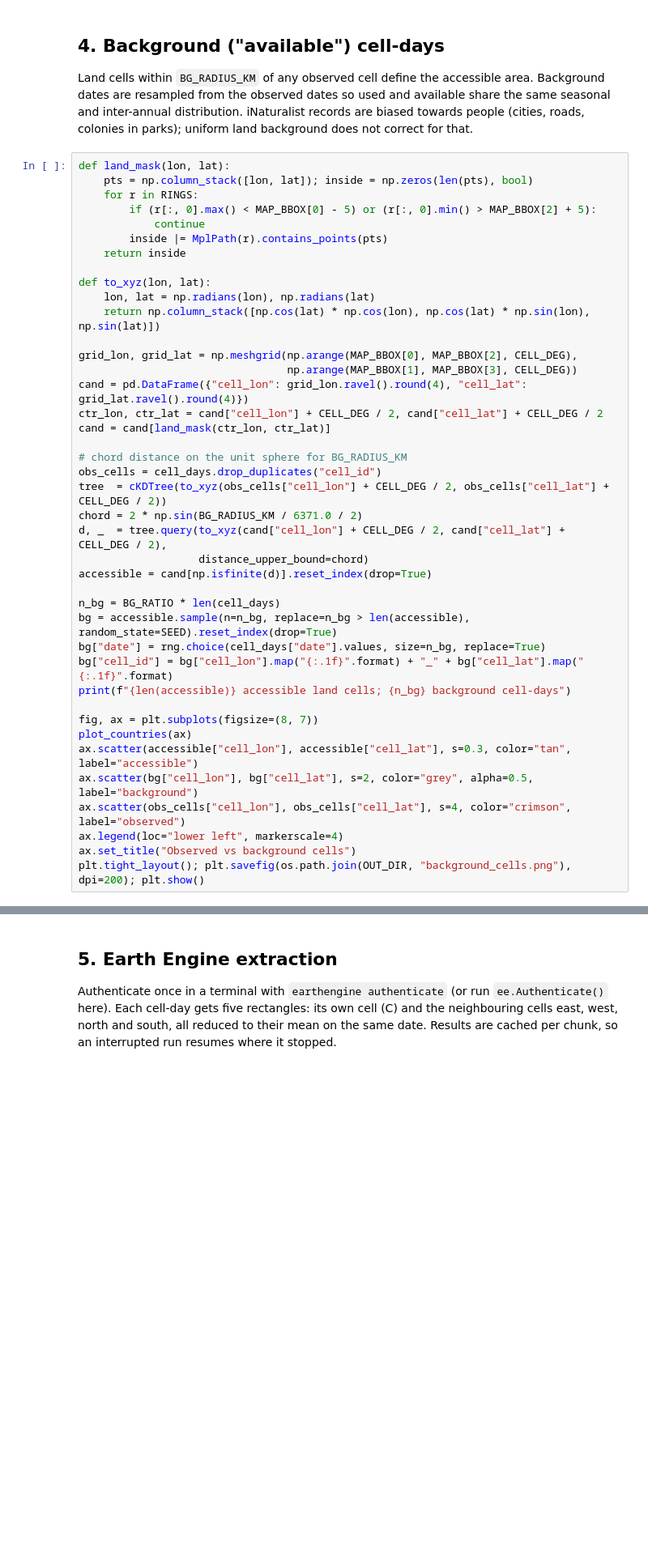
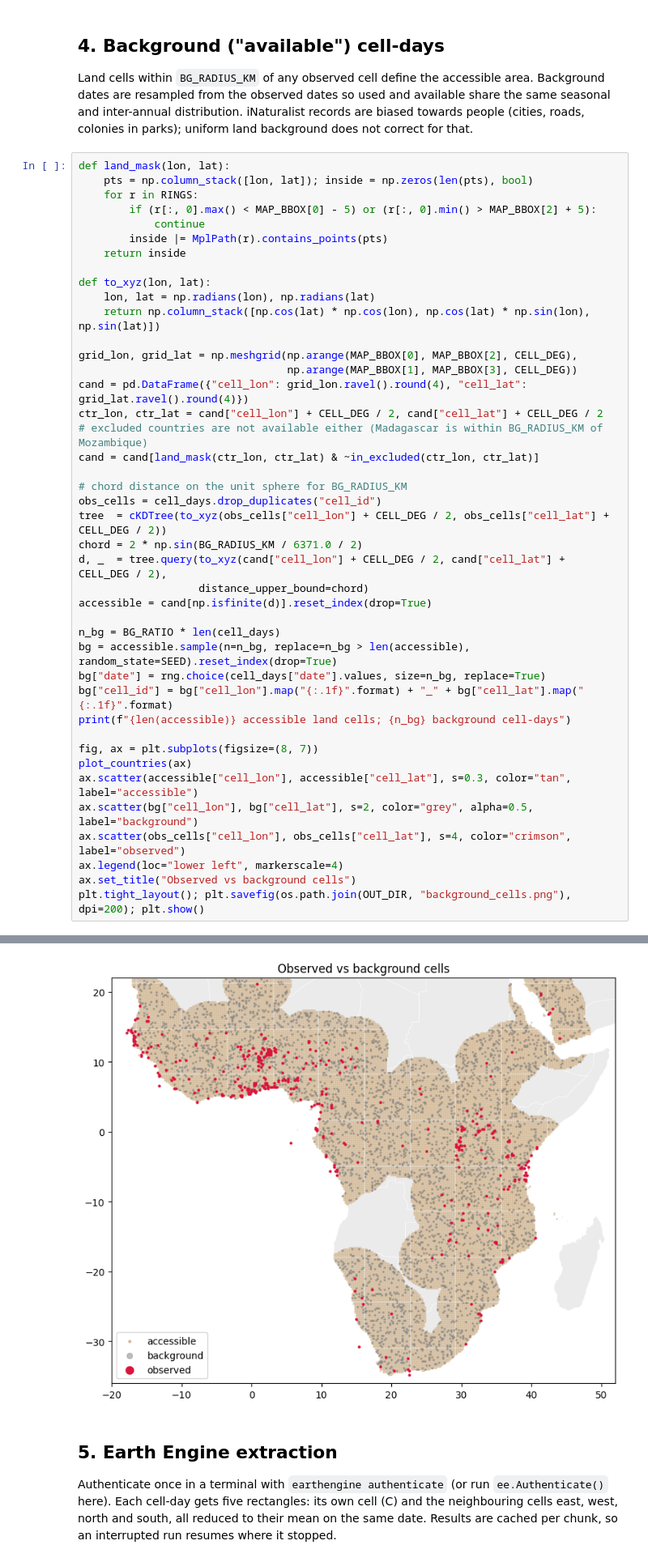
Before and after one commit to ehurme/EidolonMonitoring, a Jupyter notebook: python/eidolon_helvum_inat_gee.ipynb, the cells around one changed output, grey strips where cells are left out. Shown at 81% size. Saved outputs shown, nothing was run; the diff lists cells and outputs as text; blank space fills up the shorter version.

```diff
--- a/python/eidolon_helvum_inat_gee.ipynb
+++ b/python/eidolon_helvum_inat_gee.ipynb
@@ -234,7 +280,8 @@ grid_lon, grid_lat = np.meshgrid(np.arange(MAP_BBOX[0], MAP_BBOX[2], CELL_DEG),
                                  np.arange(MAP_BBOX[1], MAP_BBOX[3], CELL_DEG))
 cand = pd.DataFrame({"cell_lon": grid_lon.ravel().round(4), "cell_lat": grid_lat.ravel().round(4)})
 ctr_lon, ctr_lat = cand["cell_lon"] + CELL_DEG / 2, cand["cell_lat"] + CELL_DEG / 2
-cand = cand[land_mask(ctr_lon, ctr_lat)]
+# excluded countries are not available either (Madagascar is within BG_RADIUS_KM of Mozambique)
+cand = cand[land_mask(ctr_lon, ctr_lat) & ~in_excluded(ctr_lon, ctr_lat)]
 
 # chord distance on the unit sphere for BG_RADIUS_KM
 obs_cells = cell_days.drop_duplicates("cell_id")
@@ -258,3 +305,4 @@ ax.scatter(obs_cells["cell_lon"], obs_cells["cell_lat"], s=4, color="crimson", l
 ax.legend(loc="lower left", markerscale=4)
 ax.set_title("Observed vs background cells")
 plt.tight_layout(); plt.savefig(os.path.join(OUT_DIR, "background_cells.png"), dpi=200); plt.show()
+# %% [output]
@@ -261,3 +310,4 @@ plt.tight_layout(); plt.savefig(os.path.join(OUT_DIR, "background_cells.png"), d
+[figure, added]
 # %% [markdown]
 ## 5. Earth Engine extraction
 
```
Also changed, not shown: parts of 18 cells of this notebook, 1 other file.
